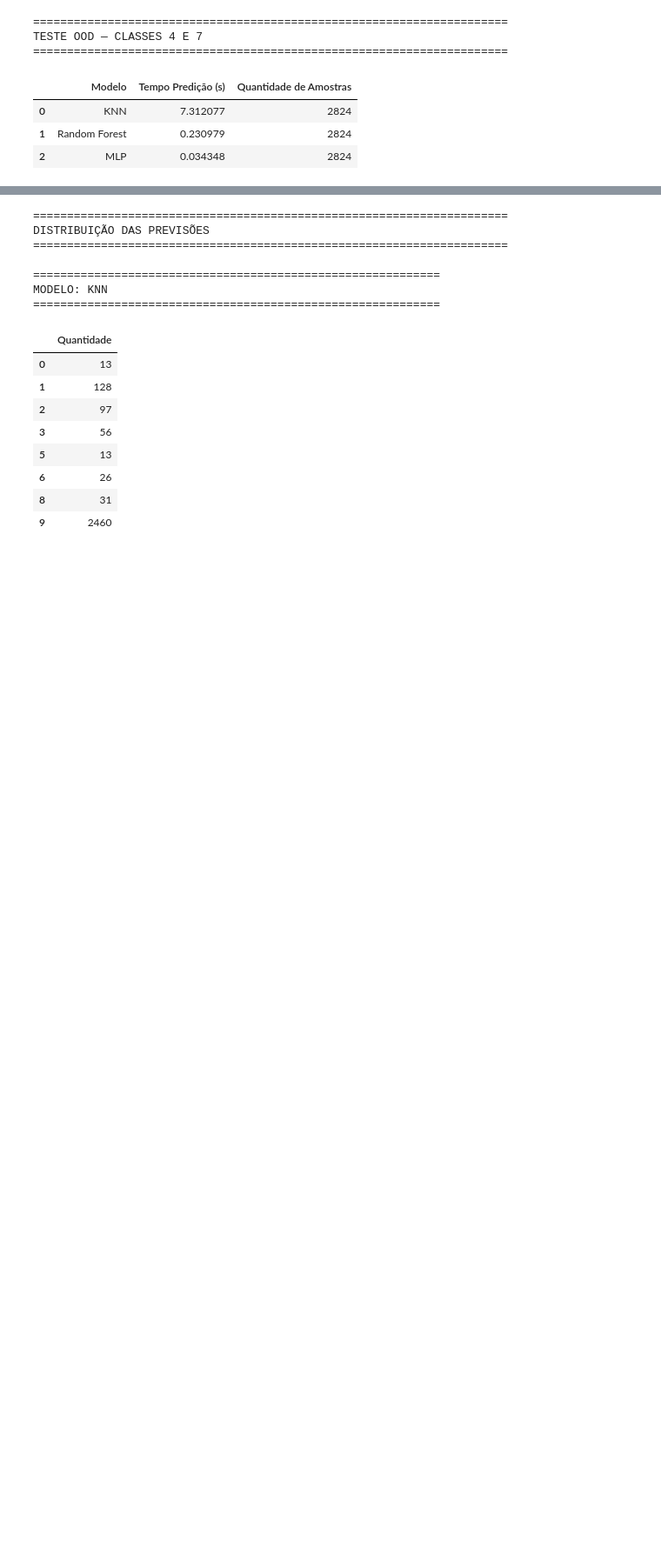
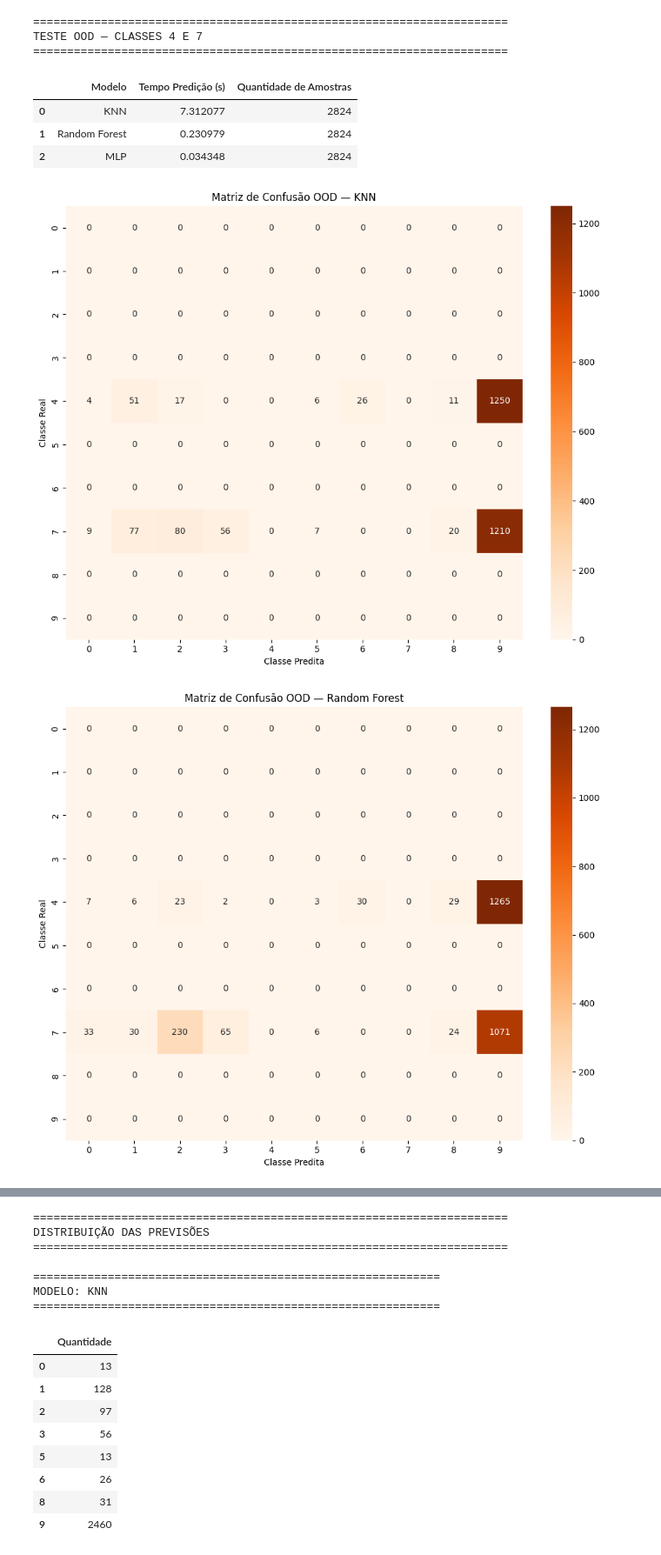
Before and after one commit to cristianosv/SCTEC-MNIST-Classification, a Jupyter notebook: notebook/Mini_projeto_SCTEC2.ipynb, the cells around one changed output, grey strips where cells are left out. Shown at 87% size. Saved outputs shown, nothing was run; the diff lists cells and outputs as text; code cells hidden in the pictures; blank space fills up the shorter version.

```diff
--- a/notebook/Mini_projeto_SCTEC2.ipynb
+++ b/notebook/Mini_projeto_SCTEC2.ipynb
@@ -1685,3 +1683,43 @@ TESTE OOD — CLASSES 4 E 7
 | 0 | KNN | 7.312077 | 2824 |
 | 1 | Random Forest | 0.230979 | 2824 |
 | 2 | MLP | 0.034348 | 2824 |
+# %%
+# ============================================================
+# MATRIZES DE CONFUSÃO — TESTE OOD
+# ============================================================
+
+for nome_modelo in modelos_ood.keys():
+
+    y_pred_ood = predicoes_ood[nome_modelo]
+
+    cm_ood = confusion_matrix(
+        y_ood,
+        y_pred_ood,
+        labels=np.arange(10)
+    )
+
+    plt.figure(
+        figsize=(10, 8)
+    )
+
+    sns.heatmap(
+        cm_ood,
+        annot=True,
+        fmt="d",
+        cmap="Oranges",
+        xticklabels=np.arange(10),
+        yticklabels=np.arange(10)
+    )
+
+    plt.xlabel("Classe Predita")
+    plt.ylabel("Classe Real")
+
+    plt.title(
+        f"Matriz de Confusão OOD — {nome_modelo}"
+    )
+
+    plt.tight_layout()
+    plt.show()
+# %% [output]
+[figure, added]
+[figure, added]
```
Also changed, not shown: parts of 3 cells of this notebook.
